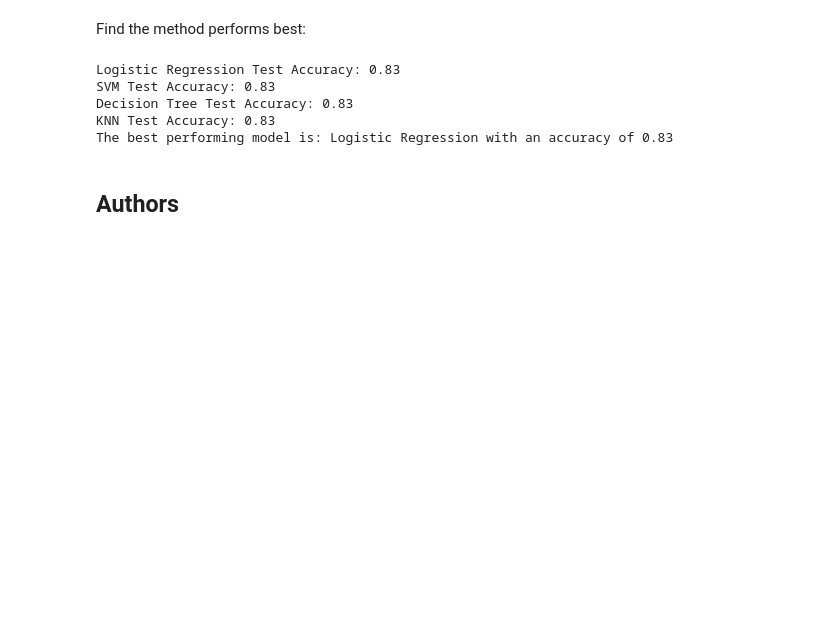
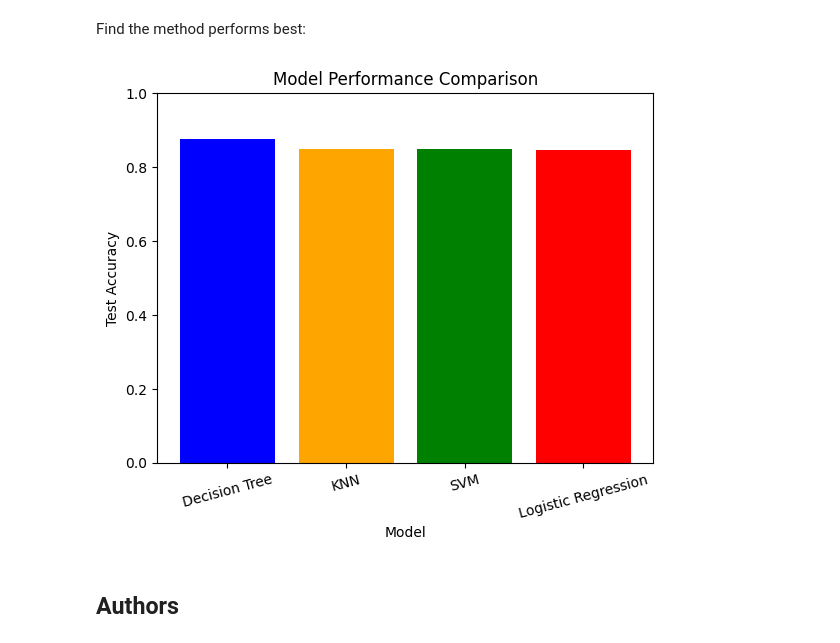
Before and after one commit to kaneepston/capstone-project, a Jupyter notebook: 7 SpaceX_Machine Learning Prediction_Part_5.ipynb, the cells around one changed output. Drawn from its saved outputs; the diff is of its cells as text; code cells hidden in the pictures; blank space fills up the shorter version.

```diff
--- a/7 SpaceX_Machine Learning Prediction_Part_5.ipynb
+++ b/7 SpaceX_Machine Learning Prediction_Part_5.ipynb
@@ -331,27 +331,24 @@ plot_confusion_matrix(Y_test,yhat)
 ## TASK  12
 # %% [markdown]
 Find the method performs best:
-# %%
-print(f"Logistic Regression Test Accuracy: {logreg_cv.score(X_test, Y_test):.2f}")
-print(f"SVM Test Accuracy: {svm_cv.score(X_test, Y_test):.2f}")
-print(f"Decision Tree Test Accuracy: {tree_cv.score(X_test, Y_test):.2f}")
-print(f"KNN Test Accuracy: {knn_cv.score(X_test, Y_test):.2f}")
-
-# Find the best performing model
-accuracies = {
-    "Logistic Regression": logreg_cv.score(X_test, Y_test),
-    "SVM": svm_cv.score(X_test, Y_test),
-    "Decision Tree": tree_cv.score(X_test, Y_test),
-    "KNN": knn_cv.score(X_test, Y_test)
-}
-best_model = max(accuracies, key=accuracies.get)
-print(f"The best performing model is: {best_model} with an accuracy of {accuracies[best_model]:.2f}")
-# %% [output]
-Logistic Regression Test Accuracy: 0.83
-SVM Test Accuracy: 0.83
-Decision Tree Test Accuracy: 0.83
-KNN Test Accuracy: 0.83
-The best performing model is: Logistic Regression with an accuracy of 0.83
+# %%
+models = ['Logistic Regression', 'SVM', 'Decision Tree', 'KNN']
+accuracies = [logreg_cv.best_score_, svm_cv.best_score_, tree_cv.best_score_, knn_cv.best_score_]
+
+# Sort the models by their accuracies in descending order
+sorted_pairs = sorted(zip(models, accuracies), key=lambda x: x[1], reverse=True)
+sorted_models, sorted_accuracies = zip(*sorted_pairs)
+
+# Create the bar chart
+plt.bar(sorted_models, sorted_accuracies, color=['blue', 'orange', 'green', 'red'])
+plt.xlabel('Model')
+plt.ylabel('Test Accuracy')
+plt.title('Model Performance Comparison')
+plt.ylim([0, 1])
+plt.xticks(rotation=15)
+plt.show()
+# %% [output]
+[figure, added]
 # %% [markdown]
 ## Authors
 # %% [markdown]
```
Also changed, not shown: parts of 6 cells of this notebook, 1 other file.
